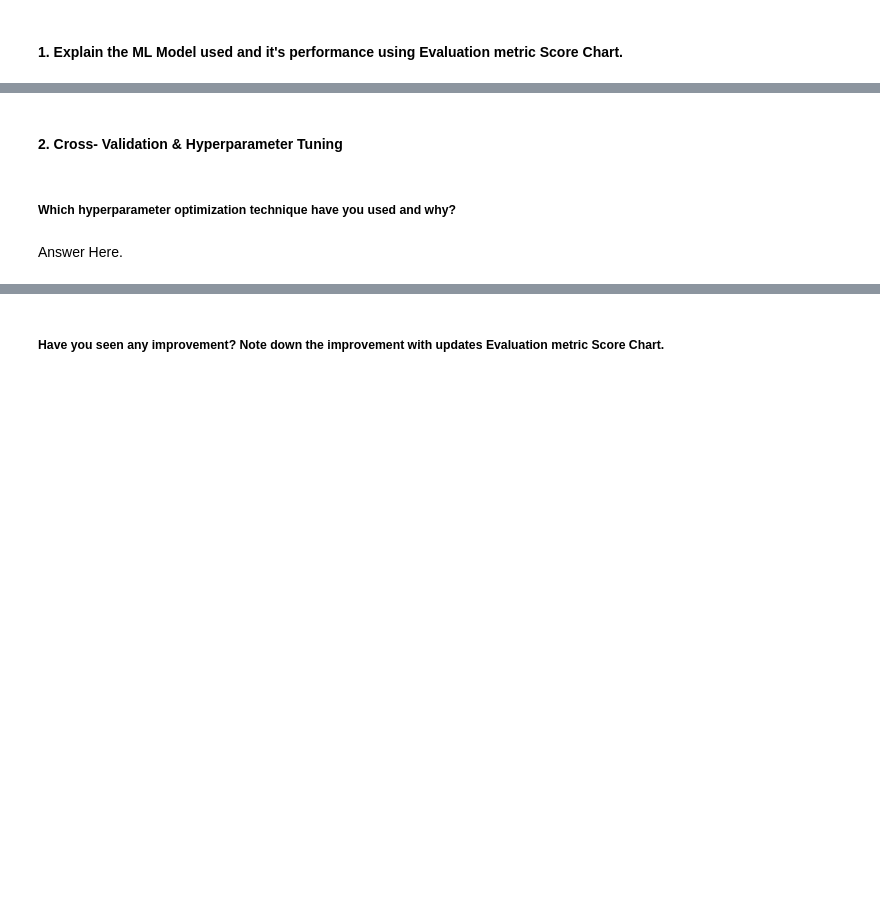
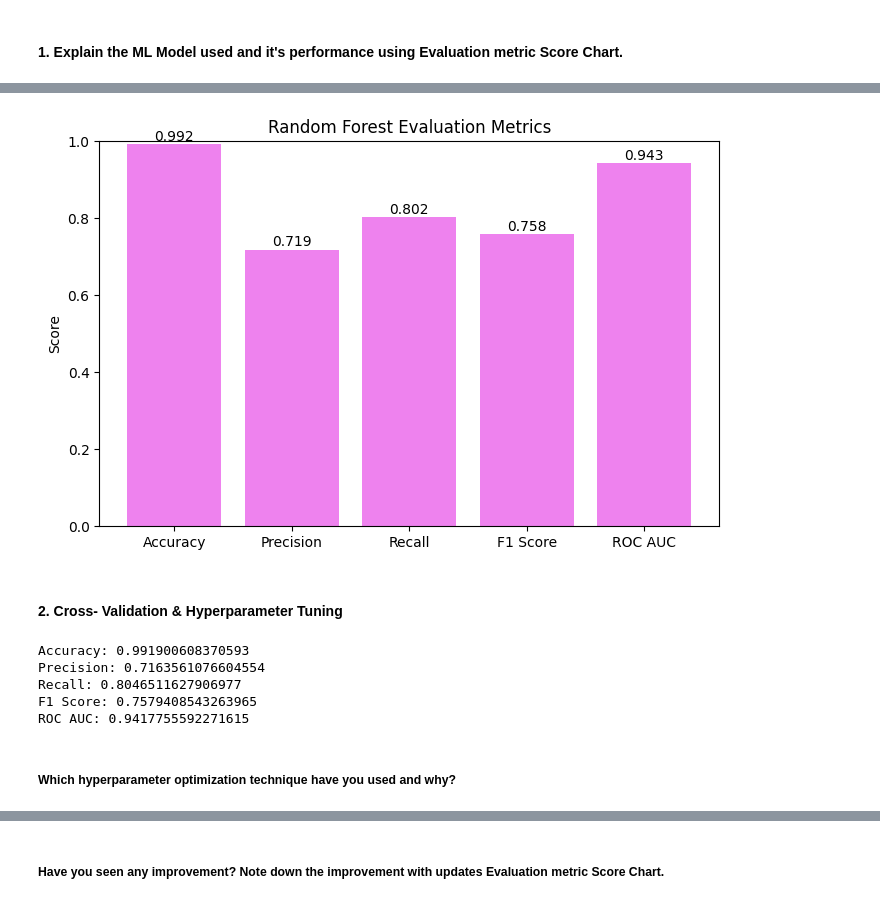
Before and after one commit to Sagarjain93/Machine-Learning-Portfolio, a Jupyter notebook: 03_ML_Practice/Tata_Steel_Machine_Failure_Prediction/02_notebooks/03_machine_learning.ipynb, the cells around one changed output, grey strips where cells are left out. Cells and saved outputs as stored; diff of their text form; code cells hidden in the pictures; blank space fills up the shorter version.

```diff
--- a/03_ML_Practice/Tata_Steel_Machine_Failure_Prediction/02_notebooks/03_machine_learning.ipynb
+++ b/03_ML_Practice/Tata_Steel_Machine_Failure_Prediction/02_notebooks/03_machine_learning.ipynb
@@ -2066,0 +2079,24 @@ plt.show()
+# %%
+#implement the model
+rf_model = RandomForestClassifier(random_state=42)
+
+# fit the model
+rf_model.fit(X_train_balanced, y_train_balanced)
+
+#predict the model
+y_pred_rf = rf_model.predict(X_val)
+y_pred_proba_rf = rf_model.predict_proba(X_val)[:,1]
+# %%
+# from sklearn.metrics import accuracy_score, precision_score, recall_score, f1_score, roc_auc_score
+
+accuracy_rf = accuracy_score(y_val, y_pred_rf)
+precision_rf = precision_score(y_val, y_pred_rf)
+recall_rf = recall_score(y_val, y_pred_rf)
+f1_rf = f1_score(y_val, y_pred_rf)
+roc_auc_rf = roc_auc_score(y_val, y_pred_proba_rf)
+
+print("Accuracy:", accuracy_rf)
+print("Precision:", precision_rf)
+print("Recall:", recall_rf)
+print("F1 Score:", f1_rf)
+print("ROC AUC:", roc_auc_rf)
@@ -2071,3 +2137,21 @@ plt.show()
+# %%
+# Visualizing evaluation Metric Score chart
+
+metrics = ['Accuracy','Precision','Recall','F1 Score','ROC AUC']
+scores_rf = [accuracy_rf, precision_rf, recall_rf, f1_rf, roc_auc_rf]
+
+plt.figure(figsize=(8,5))
+plt.bar(metrics, scores_rf, color='violet')
+
+for i, v in enumerate(scores_rf):
+    plt.text(i, v + 0.01, round(v,3), ha='center')
+
+plt.ylim(0,1)
+plt.title("Random Forest Evaluation Metrics")
+plt.ylabel("Score")
+plt.show()
+# %% [output]
+[figure, added]
 # %% [markdown]
 #### 2. Cross- Validation & Hyperparameter Tuning
 # %%
@@ -2079,4 +2185,20 @@ plt.show()
+# %%
+accuracy_rf_opt = accuracy_score(y_val, y_pred_rf_opt)
+precision_rf_opt = precision_score(y_val, y_pred_rf_opt)
+recall_rf_opt = recall_score(y_val, y_pred_rf_opt)
+f1_rf_opt = f1_score(y_val, y_pred_rf_opt)
+roc_auc_rf_opt = roc_auc_score(y_val, y_pred_proba_rf_opt)
+
+print("Accuracy:", accuracy_rf_opt)
+print("Precision:", precision_rf_opt)
+print("Recall:", recall_rf_opt)
+print("F1 Score:", f1_rf_opt)
+print("ROC AUC:", roc_auc_rf_opt)
+# %% [output]
+Accuracy: 0.991900608370593
+Precision: 0.7163561076604554
+Recall: 0.8046511627906977
+F1 Score: 0.7579408543263965
+ROC AUC: 0.9417755592271615
 # %% [markdown]
 ##### Which hyperparameter optimization technique have you used and why?
-# %% [markdown]
-Answer Here.
```
Also changed, not shown: parts of 19 cells of this notebook.
